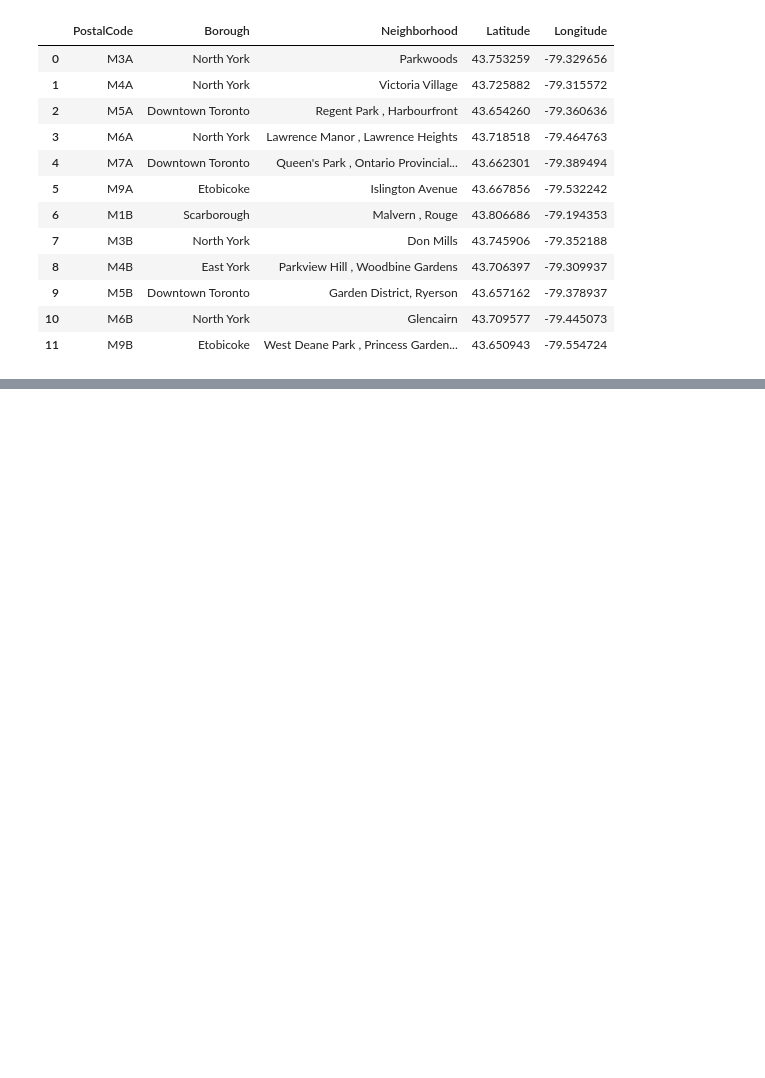
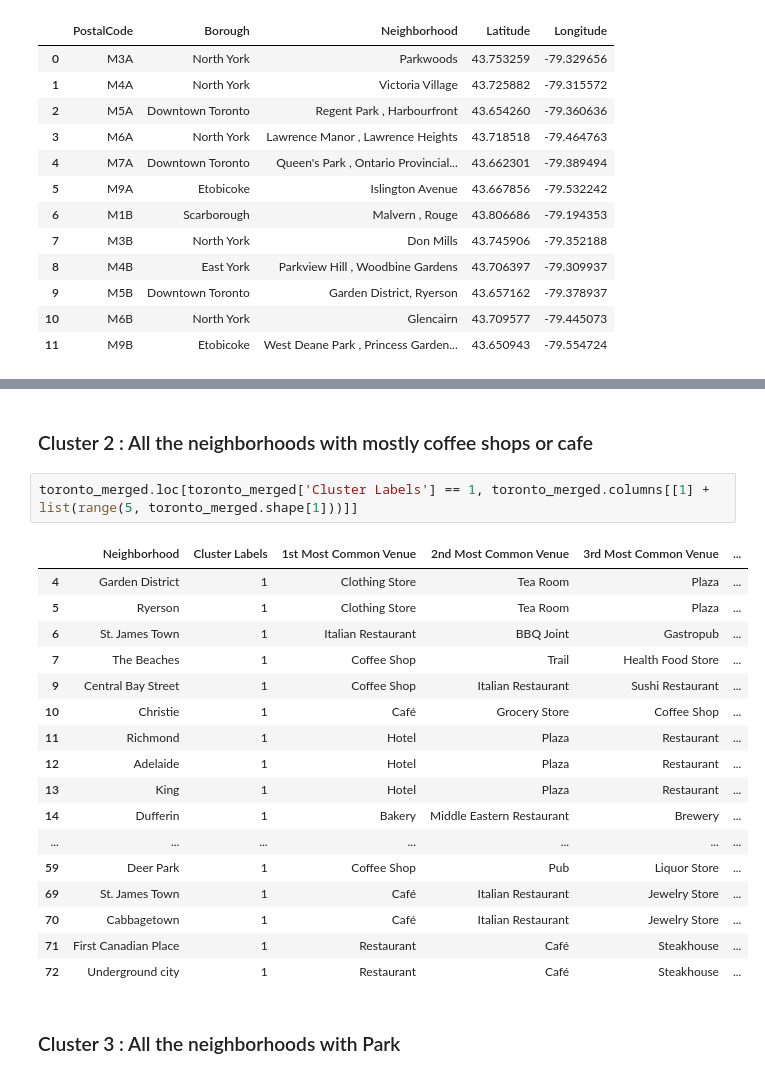
Before and after one commit to sarika1101/Coursera_Capstone, a Jupyter notebook: WEb scraping .ipynb, the cells around one changed output, grey strips where cells are left out. Saved outputs shown, nothing was run; the diff lists cells and outputs as text; blank space fills up the shorter version.

```diff
--- a/WEb scraping .ipynb
+++ b/WEb scraping .ipynb
@@ -248,0 +715,24 @@ df_merge.head(12)
+# %% [markdown]
+### Cluster 2 : All the neighborhoods with mostly coffee shops or cafe
+# %%
+toronto_merged.loc[toronto_merged['Cluster Labels'] == 1, toronto_merged.columns[[1] + list(range(5, toronto_merged.shape[1]))]]
+# %% [output]
+|  | Neighborhood | Cluster Labels | 1st Most Common Venue | 2nd Most Common Venue | 3rd Most Common Venue | ... |
+| 4 | Garden District | 1 | Clothing Store | Tea Room | Plaza | ... |
+| 5 | Ryerson | 1 | Clothing Store | Tea Room | Plaza | ... |
+| 6 | St. James Town | 1 | Italian Restaurant | BBQ Joint | Gastropub | ... |
+| 7 | The Beaches | 1 | Coffee Shop | Trail | Health Food Store | ... |
+| 9 | Central Bay Street | 1 | Coffee Shop | Italian Restaurant | Sushi Restaurant | ... |
+| 10 | Christie | 1 | Café | Grocery Store | Coffee Shop | ... |
+| 11 | Richmond | 1 | Hotel | Plaza | Restaurant | ... |
+| 12 | Adelaide | 1 | Hotel | Plaza | Restaurant | ... |
+| 13 | King | 1 | Hotel | Plaza | Restaurant | ... |
+| 14 | Dufferin | 1 | Bakery | Middle Eastern Restaurant | Brewery | ... |
+| ... | ... | ... | ... | ... | ... | ... |
+| 59 | Deer Park | 1 | Coffee Shop | Pub | Liquor Store | ... |
+| 69 | St. James Town | 1 | Café | Italian Restaurant | Jewelry Store | ... |
+| 70 | Cabbagetown | 1 | Café | Italian Restaurant | Jewelry Store | ... |
+| 71 | First Canadian Place | 1 | Restaurant | Café | Steakhouse | ... |
+| 72 | Underground city | 1 | Restaurant | Café | Steakhouse | ... |
+# %% [markdown]
+### Cluster 3 : All the neighborhoods with Park
```
Also changed, not shown: parts of 58 cells of this notebook.
